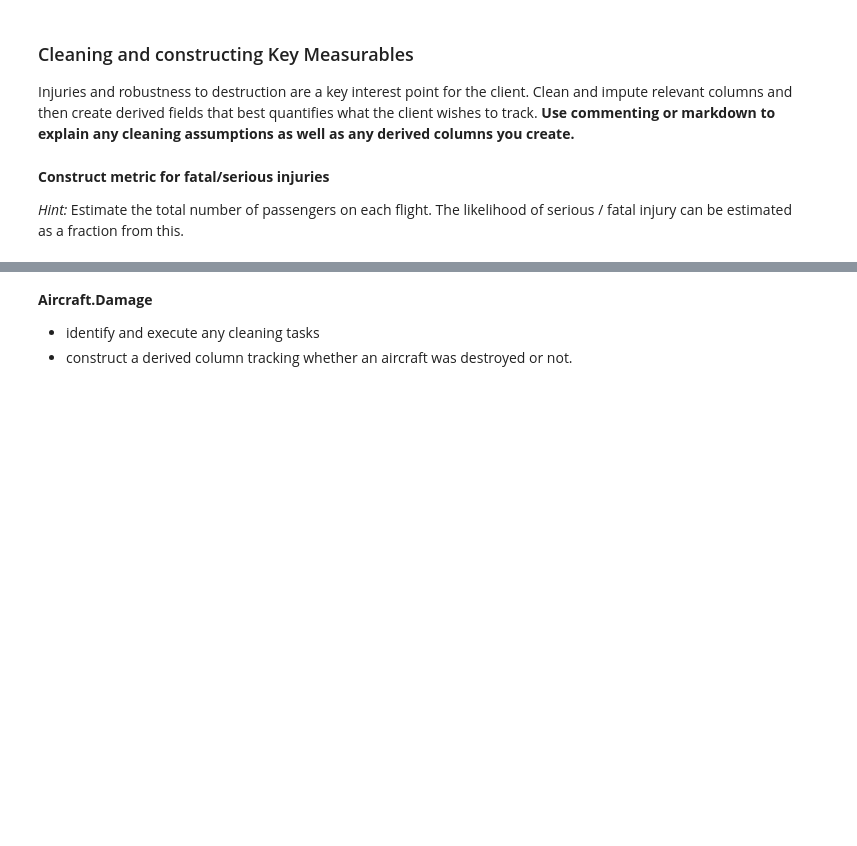
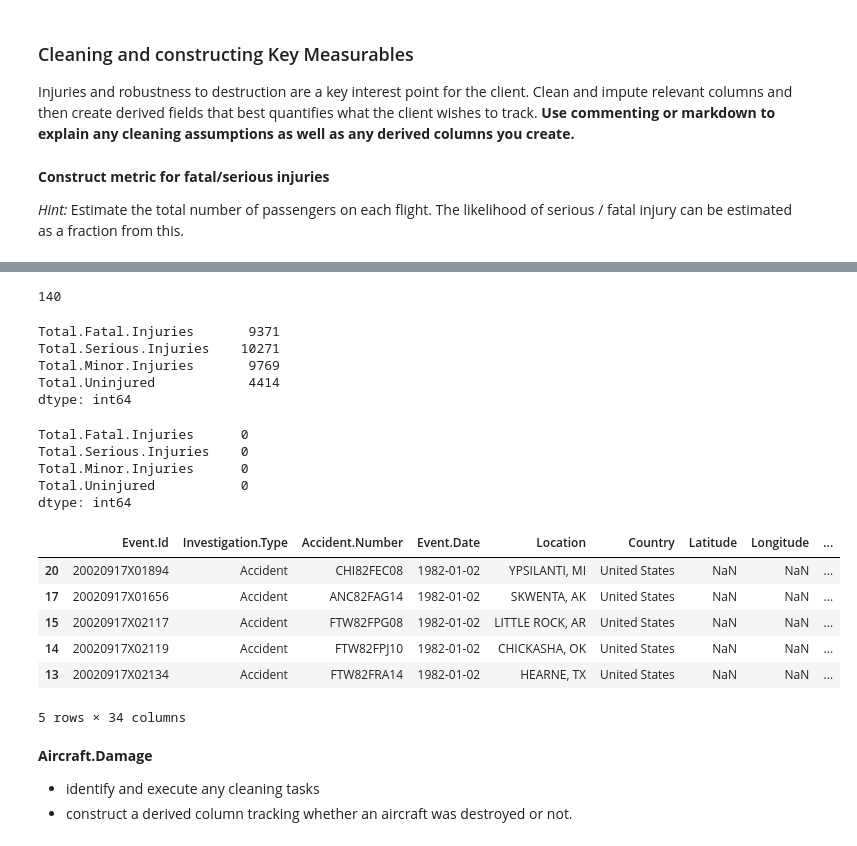
Before and after one commit to ylstha1234/dsc-course0-m8-lab, a Jupyter notebook: Aviation_Accidents_Cleaning.ipynb, the cells around one changed output, grey strips where cells are left out. Saved outputs shown, nothing was run; the diff lists cells and outputs as text; code cells hidden in the pictures; blank space fills up the shorter version.

```diff
--- a/Aviation_Accidents_Cleaning.ipynb
+++ b/Aviation_Accidents_Cleaning.ipynb
@@ -40,3 +260,8 @@ Injuries and robustness to destruction are a key interest point for the client.
 **Construct metric for fatal/serious injuries**
 
 *Hint:* Estimate the total number of passengers on each flight. The likelihood of serious / fatal injury can be estimated as a fraction from this.
+# %%
+# Explore injury severity in demo then index col list to execute
+injury_col_names = air_df.columns[air_df.columns.str.contains('njur')][1::]
+print(injury_col_names)
+air_df[injury_col_names].isna().sum()
@@ -43,3 +277,54 @@ Injuries and robustness to destruction are a key interest point for the client.
+# %%
+# Counts how many rows have all injury columns as NaN (i.e., no injury data reported)
+air_df[injury_col_names].isna().all(axis = 1).sum()
+# %% [output]
+140
+# %%
+# Dropping rows where all injury columns are missing
+air_df =air_df[~air_df[injury_col_names].isna().all(axis=1)]
+# %%
+# Displays the total number of missing values in each of the injury-related columns
+air_df[injury_col_names].isna().sum()
+# %% [output]
+Total.Fatal.Injuries       9371
+Total.Serious.Injuries    10271
+Total.Minor.Injuries       9769
+Total.Uninjured            4414
+dtype: int64
+# %%
+# Assume for the rest that a blank simply meant that the corresponing data was 0
+# and was simply not recorded but other valid strategies are dropping all nans, etc.
+air_df.loc[:,injury_col_names] = air_df[injury_col_names].fillna(0)
+air_df[injury_col_names].isna().sum()
+# %% [output]
+Total.Fatal.Injuries      0
+Total.Serious.Injuries    0
+Total.Minor.Injuries      0
+Total.Uninjured           0
+dtype: int64
+# %%
+# Client is interested in the likelihood of fatal/serious injuries given an accident
+# This can be represented as a fraction of fatal + serious injuries over the total number of passengers
+# (injured + uninjured)
+
+# Calculate the total passenger number
+air_df.loc[:,'N_passenger'] =air_df.loc[:,injury_col_names].sum(axis=1)
+
+# Remove any rows where via the total number of passenger has been calculated to 0
+air_df = air_df[air_df['N_passenger'] > 0]
+
+# Calculate fatal + serious injury fraction
+air_df['ser_inj_frac'] = (air_df['Total.Fatal.Injuries'] + air_df['Total.Serious.Injuries'])/air_df['N_passenger']
+# %%
+air_df.head()
+# %% [output]
+|  | Event.Id | Investigation.Type | Accident.Number | Event.Date | Location | Country | Latitude | Longitude | ... |
+| 20 | 20020917X01894 | Accident | CHI82FEC08 | 1982-01-02 | YPSILANTI, MI | United States | NaN | NaN | ... |
+| 17 | 20020917X01656 | Accident | ANC82FAG14 | 1982-01-02 | SKWENTA, AK | United States | NaN | NaN | ... |
+| 15 | 20020917X02117 | Accident | FTW82FPG08 | 1982-01-02 | LITTLE ROCK, AR | United States | NaN | NaN | ... |
+| 14 | 20020917X02119 | Accident | FTW82FPJ10 | 1982-01-02 | CHICKASHA, OK | United States | NaN | NaN | ... |
+| 13 | 20020917X02134 | Accident | FTW82FRA14 | 1982-01-02 | HEARNE, TX | United States | NaN | NaN | ... |
+5 rows × 34 columns
 # %% [markdown]
 **Aircraft.Damage**
 - identify and execute any cleaning tasks
```
Also changed, not shown: parts of 37 cells of this notebook, 1 other file.
